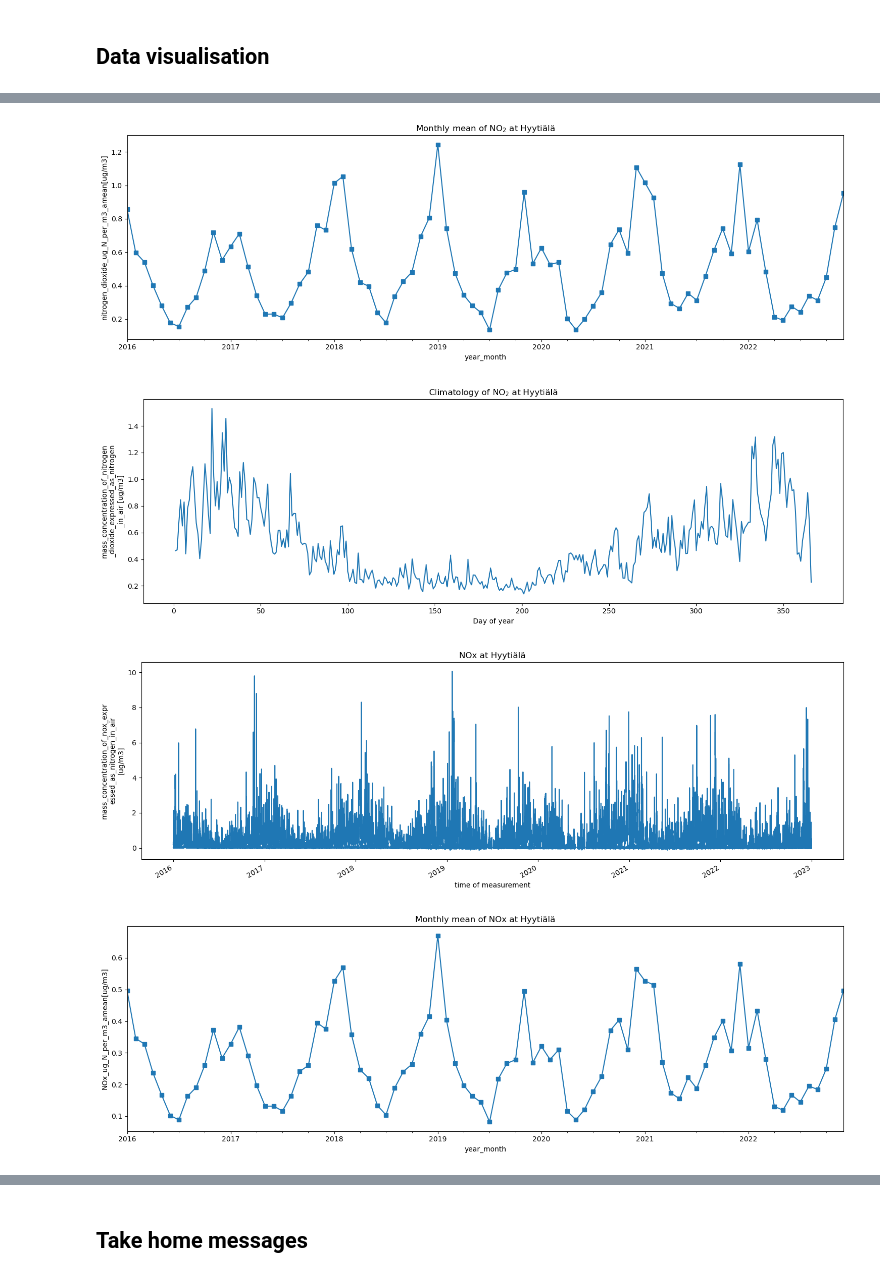
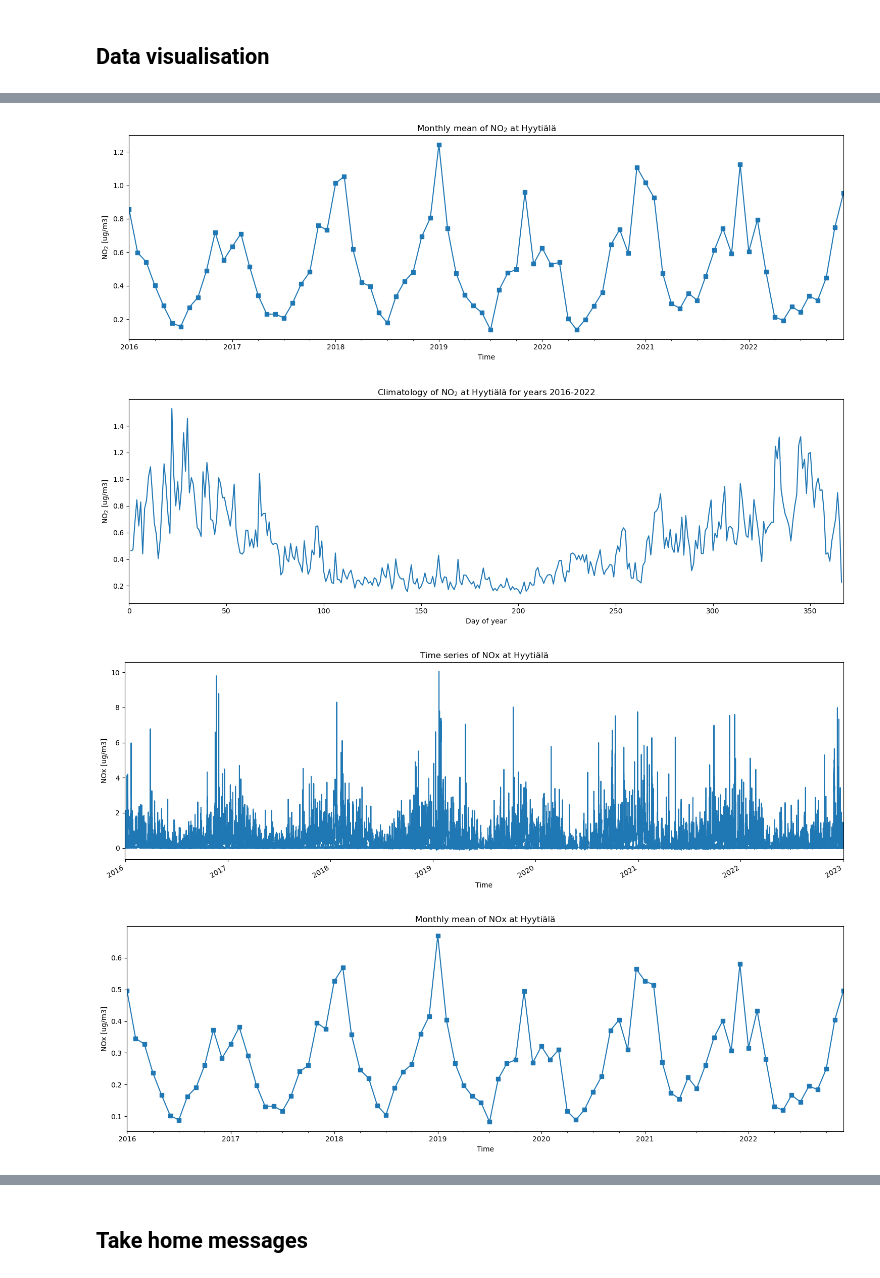
Before and after one commit to mea06em/cams-act6, a Jupyter notebook: 02-in-situ/26_ACTRIS_in-situ_NOx.ipynb, the cells around one changed output, grey strips where cells are left out. Saved outputs shown, nothing was run; the diff lists cells and outputs as text; code cells hidden in the pictures.

```diff
--- a/02-in-situ/26_ACTRIS_in-situ_NOx.ipynb
+++ b/02-in-situ/26_ACTRIS_in-situ_NOx.ipynb
@@ -112,6 +123,7 @@ nox_ds = xr.concat([ds for ds in ds_nox_list], dim='time')
 ## Data visualisation
 # %%
 def rename_title(component):
+    """Function to rename the title of the component"""
     if component == 'nox':
         return 'NOx'
     if component == 'nitrogen_dioxide':
@@ -122,34 +134,45 @@ def rename_title(component):
         return component
 
 def year_month(xray_obj):
-    """Given an xray object with a 'time' coordinate, return an DataArray
-    with values given by the first date of the month in which each time
-    falls.
+    """
+    Given an xarray object with a 'time' coordinate, return a DataArray
+    with values representing the first date of the month for each time.
     """
     time = xray_obj.coords['time']
     values = time.to_index().to_period('M').to_timestamp()
     return xr.DataArray(values, [time], name='year_month')
 
-nitrogen_oxides = [no_ds, no2_ds, nox_ds]
+nitrogen_oxides = [no_ds, no2_ds, nox_ds] # datasets for nitrogen oxides
 
 for ds in nitrogen_oxides:
+    # Plot the original data
     plt.figure(figsize=(15, 5))
     ds.plot()
-    plt.title('{} at {}'.format(rename_title(ds.ebas_component),ds.ebas_station_name))
+    plt.title('Time series of {} at {}'.format(rename_title(ds.ebas_component),ds.ebas_station_name))
+    plt.ylabel('{} [{}]'.format(rename_title(ds.ebas_component),ds.units))
+    plt.xlabel('Time')
+    plt.xlim(ds.time[0] - pd.Timedelta(days=1), ds.time[-1] + pd.Timedelta(days=1))  # Set the x-axis limits
     plt.tight_layout()
     plt.show()
 
+    # Calculate and plot the monthly average
     monthly_avg = ds.groupby(year_month(ds)).mean()
     monthly_avg.to_dataframe().plot(style='s-', figsize=(15, 5))
+    #print(monthly_avg)
     plt.title('Monthly mean of {} at {}'.format(rename_title(ds.ebas_component),ds.ebas_station_name))
-    plt.ylabel(plt.legend().get_texts()[0].get_text()+'['+ds.units+']')
+    plt.ylabel('{} [{}]'.format(rename_title(ds.ebas_component),ds.units))
+    plt.xlabel('Time')
     plt.legend().remove()
+    #plt.xlim(monthly_avg.index[0] - pd.Timedelta(days=1), monthly_avg.time[-1] + pd.Timedelta(days=1))  # Set the x-axis limits
     plt.tight_layout()
     plt.show()
 
+    # Plot the climatology
     ds.groupby('time.dayofyear').mean().plot(figsize=(15, 5))
-    plt.title('Climatology of {} at {}'.format(rename_title(ds.ebas_component),ds.ebas_station_name))
+    plt.title('Climatology of {} at {} for years {}-{}'.format(rename_title(ds.ebas_component),ds.ebas_station_name, ds.time.dt.year.min().values.tolist(), ds.time.dt.year.max().values.tolist()))
     plt.xlabel('Day of year')
+    plt.ylabel('{} [{}]'.format(rename_title(ds.ebas_component),ds.units))
+    plt.xlim(0, 367)  # Set the x-axis limits
     plt.tight_layout()
     plt.show()
 # %% [output]
@@ -160,4 +183,4 @@ for ds in nitrogen_oxides:
-[figure, old version]
+[figure, new version]
-[figure, old version]
+[figure, new version]
-[figure, old version]
+[figure, new version]
-[figure, old version]
+[figure, new version]
```
Also changed, not shown: parts of 14 cells of this notebook, 2 other files.
